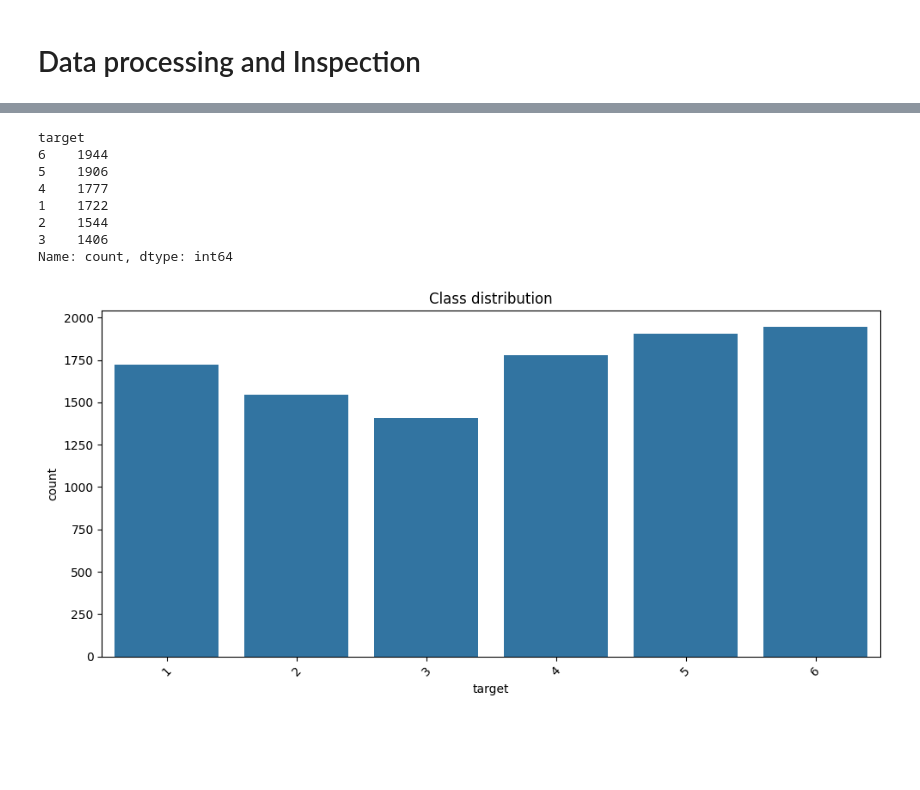
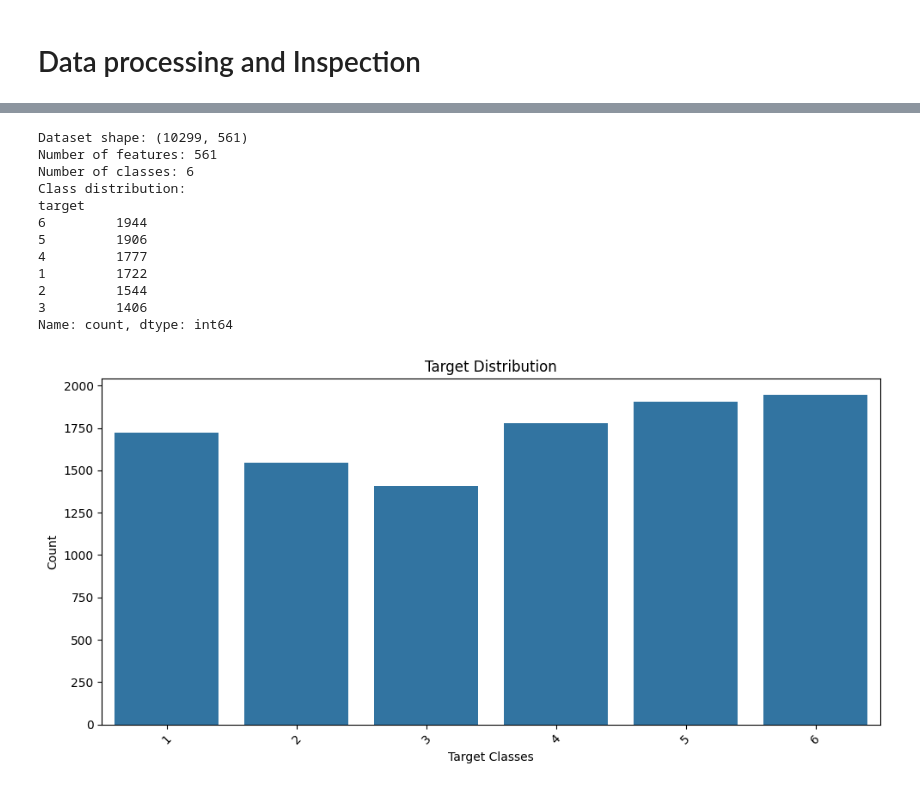
Before and after one commit to kkmm1234/UI_Project, a Jupyter notebook: UI_project_2025.ipynb, the cells around one changed output, grey strips where cells are left out. Cells and saved outputs as stored; diff of their text form; code cells hidden in the pictures; blank space fills up the shorter version.

```diff
--- a/UI_project_2025.ipynb
+++ b/UI_project_2025.ipynb
@@ -77,24 +21,37 @@ dataset.iloc[:].describe()
+# %%
+#load data
+df = pd.read_csv(dataset_path, sep=r'\s+', header=None)
+features = pd.read_csv(feature_path, sep=r'\s+', header=None, names=['feature']).iloc[:, 0]
+targets = pd.read_csv(targets_path, header=None, names=['target'])
+df.columns = features
+# %%
+#basic information about the dataset
+print(f"Dataset shape: {df.shape}")
+print(f"Number of features: {len(features)}")
+print(f"Number of classes: {len(np.unique(targets))}")
+print(f"Class distribution:\n{targets.value_counts()}")
+# %% [output]
+Dataset shape: (10299, 561)
+Number of features: 561
+Number of classes: 6
+Class distribution:
+target
+6         1944
+5         1906
+4         1777
+1         1722
+2         1544
+3         1406
+Name: count, dtype: int64
 # %%
-#data distribution
-class_distribution = targets['target'].value_counts()
-print(class_distribution)
-
-#visulise class distribution
+#plot target distribution
 plt.figure(figsize=(10, 5))
-sns.countplot(x=targets['target'])
-plt.title('Class distribution')
-plt.xlabel('target')
-plt.ylabel('count')
+sns.countplot(x=targets["target"])
+plt.title("Target Distribution")
+plt.xlabel("Target Classes")
+plt.ylabel("Count")
 plt.xticks(rotation=45)
 plt.tight_layout()
 plt.show()
 # %% [output]
-target
-6    1944
-5    1906
-4    1777
-1    1722
-2    1544
-3    1406
-Name: count, dtype: int64
-[figure, old version]
+[figure, new version]
```
Also changed, not shown: parts of 16 cells of this notebook.
